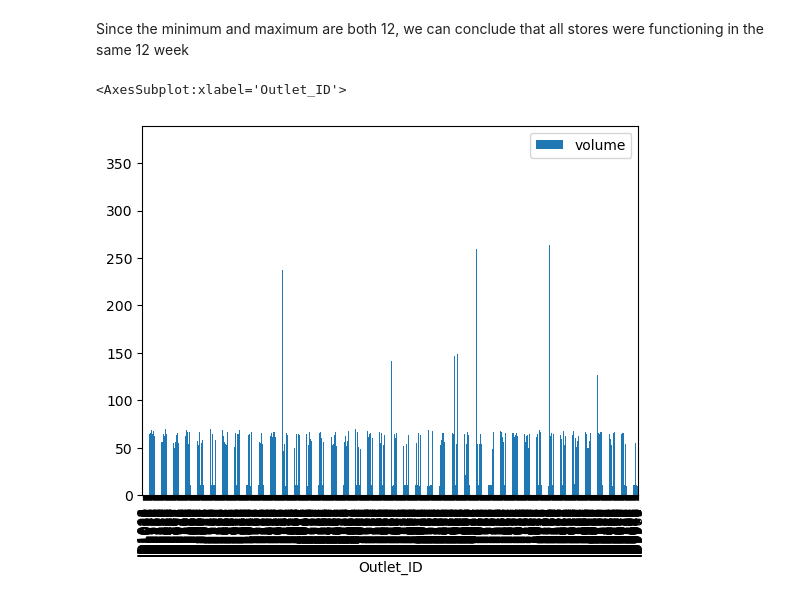
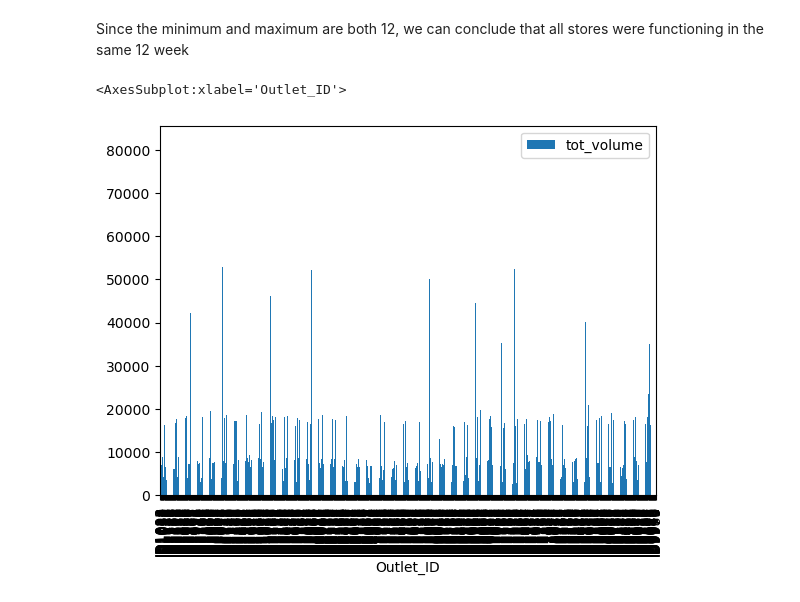
Before and after one commit to navindu-ds/DataStorm-4, a Jupyter notebook: Semifinal Round/semifinals-notebook.ipynb, the cells around one changed output. Cells and saved outputs as stored; diff of their text form; code cells hidden in the pictures.

```diff
--- a/Semifinal Round/semifinals-notebook.ipynb
+++ b/Semifinal Round/semifinals-notebook.ipynb
@@ -291,3 +291,6 @@ outlet_sales_db
 | 87386 | ID8207 | 3539 | 11 | BP5 | Cookies and Cream Mega Tub | 37.0 | 1.0 | 1100 | 1100.0 | ... |
 | 87387 | ID8207 | 3539 | 12 | BP5 | Cookies and Cream Mega Tub | 73.0 | 1.0 | 1100 | 1100.0 | ... |
 87388 rows × 10 columns
+# %%
+outlet_sales_db['tot_volume'] = outlet_sales_db['no_units'] * outlet_sales_db['volume']
+outlet_sales_db
@@ -293,0 +311,3 @@ outlet_sales_db
+# %%
+outlet_sales_db['tot_sales'] = outlet_sales_db['no_units'] * outlet_sales_db['price']
+outlet_sales_db
@@ -435,10 +469,10 @@ num_weeks_funct.describe()
 # %% [markdown]
 Since the minimum and maximum are both 12, we can conclude that all stores were functioning in the same 12 week
 # %%
-tot_volume_sold = pd.DataFrame(outlet_sales_db.groupby('Outlet_ID')['volume'].sum())
+tot_volume_sold = pd.DataFrame(outlet_sales_db.groupby('Outlet_ID')['tot_volume'].sum())
 tot_volume_sold = tot_volume_sold.reset_index()
 
-tot_volume_sold.plot(x='Outlet_ID',y='volume',kind='bar')
+tot_volume_sold.plot(x='Outlet_ID',y='tot_volume',kind='bar')
 # %% [output]
 <AxesSubplot:xlabel='Outlet_ID'>
-[figure, old version]
+[figure, new version]
```
Also changed, not shown: parts of 17 cells of this notebook.
